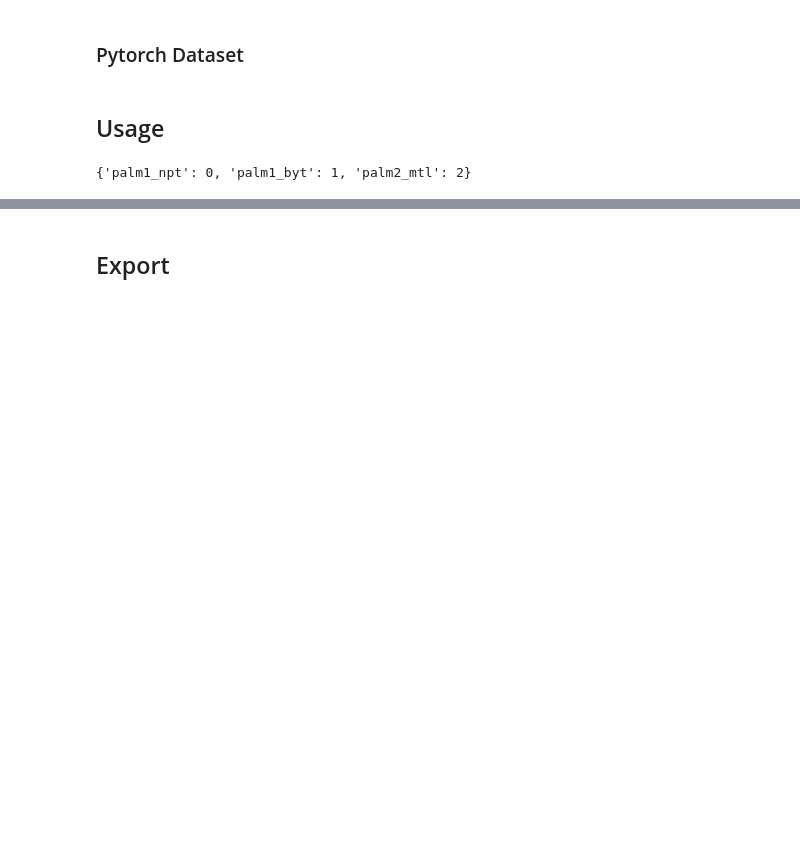
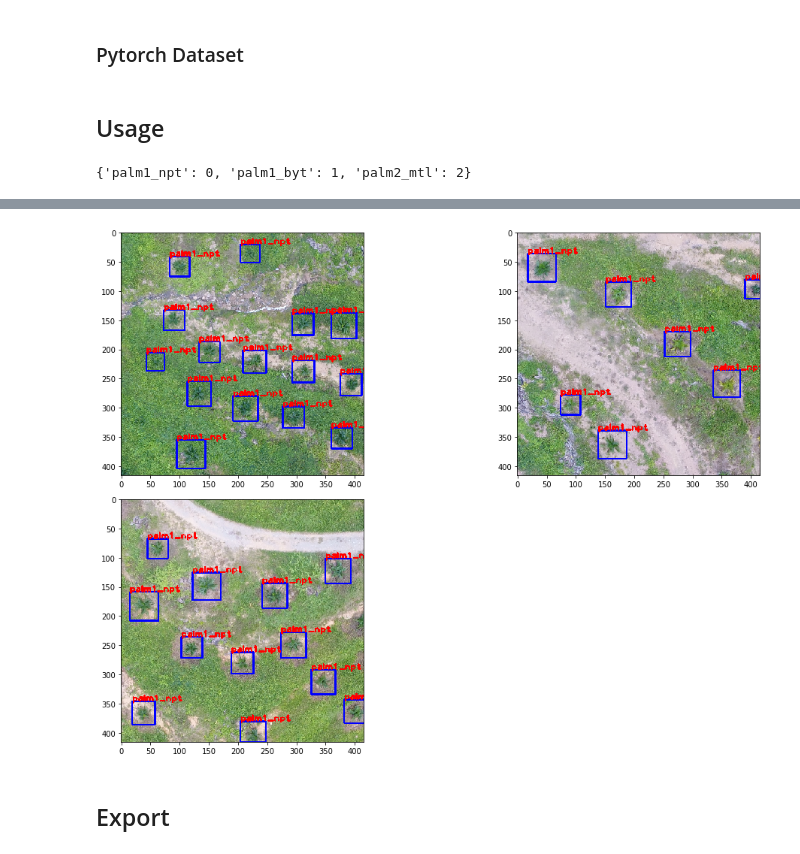
Before and after one commit to ckhui/poladrone_nb, a Jupyter notebook: CustomDataLoader.ipynb, the cells around one changed output, grey strips where cells are left out. Saved outputs shown, nothing was run; the diff lists cells and outputs as text; code cells hidden in the pictures; blank space fills up the shorter version.

```diff
--- a/CustomDataLoader.ipynb
+++ b/CustomDataLoader.ipynb
@@ -218,14 +218,23 @@ def blend_truth_mosaic(out_img, img, bboxes, w, h, cut_x, cut_y, i_mixup,
         out_img[cut_y:, cut_x:] = img[cut_y - bot_shift:h - bot_shift, cut_x - right_shift:w - right_shift]
 
     return out_img, bboxes
+# %%
+def resize_gt(gt, srcSize=(1000,1000), targetSize = (416,416)):
+    ratio_h = targetSize[0] / srcSize[0]
+    ratio_w = targetSize[1] / srcSize[1]
+
+    gt = gt * [ratio_w, ratio_h, ratio_w, ratio_h, 1]
+
+    return gt
 # %% [markdown]
 ### Pytorch Dataset
 # %%
 # export
 class Detection_dataset(Dataset):
-    def __init__(self, image_paths, cfg=None):
+    def __init__(self, image_paths, cfg=None, val=False):
         super(Detection_dataset, self).__init__()
 
+        self.val_mode = val
         self.cfg = cfg
 
         names = ["palm1_npt", "palm1_byt", "palm2_mtl"]
@@ -274,7 +283,7 @@ class Detection_dataset(Dataset):
         out_bboxes = []
 
         ## augmentation
-        if mosaic:
+        if mosaic and not self.val_mode:
             min_offset = 0.2
             max_offset = 1 - min_offset
             cut_x = random.randint(int(w * min_offset), int(w * max_offset))
@@ -362,8 +371,10 @@ class Detection_dataset(Dataset):
             ## read image and Annot
             img_path = list(self.truth.keys())[index]
             img = cv2.imread(img_path)
+            img = cv2.resize(img, (w, h), cv2.INTER_LINEAR)
             img = cv2.cvtColor(img, cv2.COLOR_BGR2RGB)
             bboxes = np.array(self.truth.get(img_path), dtype=np.float)
+            bboxes = resize_gt(bboxes)
 
             out_img = img
             out_bboxes = bboxes
@@ -427,3 +438,8 @@ Items:
+# %%
+val_dataset = Detection_dataset(data_list, Cfg, val=True)
+val_dataset.sample()
+# %% [output]
+[figure, added]
 # %% [markdown]
 ## Export
 # %%
```
Also changed, not shown: parts of 1 cell of this notebook, 4 other files.
